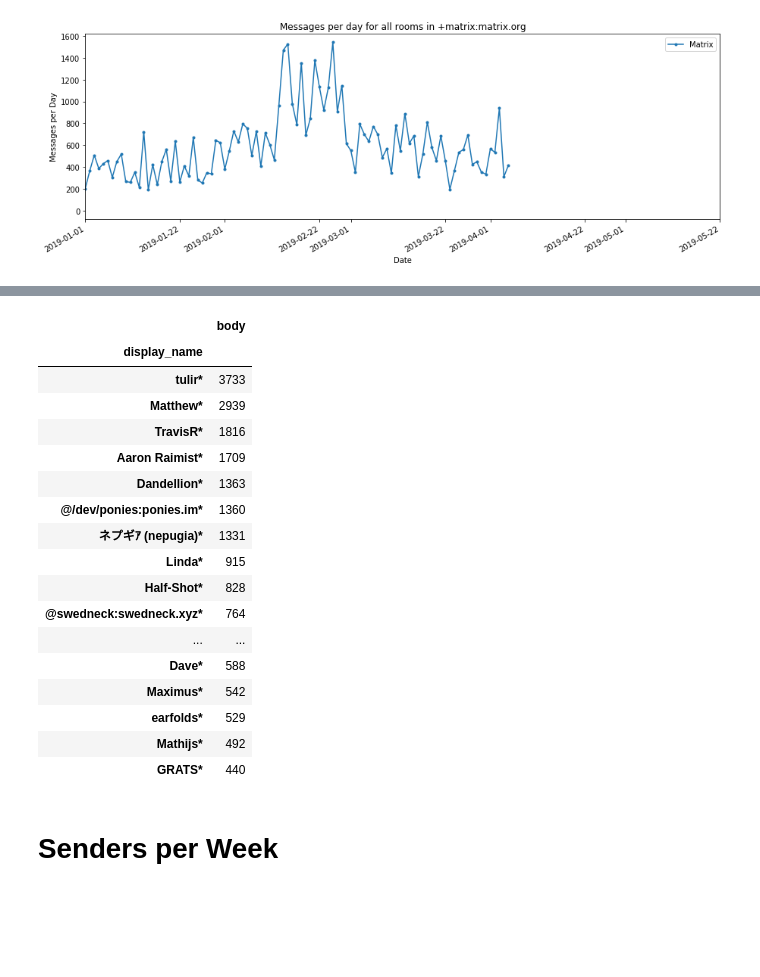
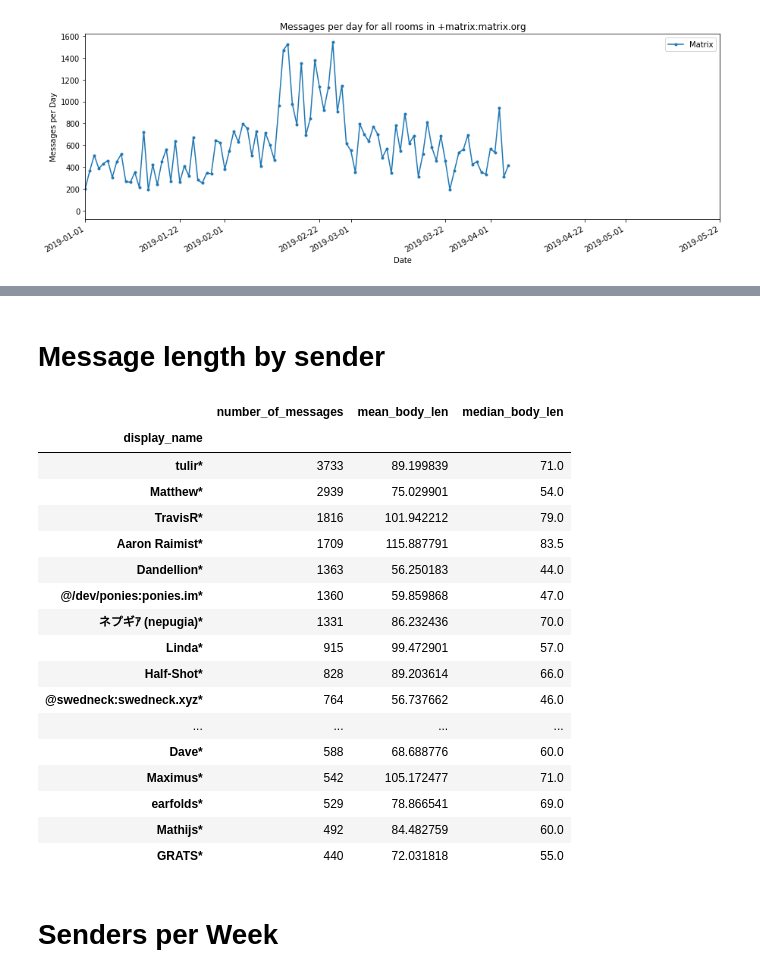
Before and after one commit to Cadair/chat_stats, a Jupyter notebook: matrix_rooms.ipynb, the cells around one changed output, grey strips where cells are left out. Saved outputs shown, nothing was run; the diff lists cells and outputs as text; code cells hidden in the pictures; blank space fills up the shorter version.

```diff
--- a/matrix_rooms.ipynb
+++ b/matrix_rooms.ipynb
@@ -17,16 +16,5 @@ stop_time = "2019/01/01"
 api = MatrixHttpApi(homeserver, token=token)
 # %%
 ids = {'matrix': get_rooms_in_community(api, "+matrix:matrix.org")}
-# %%
-# Get all the messages in all the rooms
-events = {group: get_all_events(api, cids, cache=f"{group}_messages.h5", refresh_cache=False,
-                                stop_time=stop_time)
-          for group, cids in ids.items()}
-events = {group: {k:v for k, v in events.items() if not v.empty}
-          for group, events in events.items()}
-# Filter by actual messages
-messages = {group: filter_events_by_messages(gevents) for group, gevents in events.items()}
-
-for gmessages in messages.values():
-    for m in gmessages.values():
-        m.loc[:,'usender'] = [a.split(":")[0][1:].split("_")[-1] if "slack" in a else a for a in m['sender']]
+# %%
+events, messages = load_messages(api, ids, refresh_cache=False, stop_time=stop_time)
@@ -33,4 +32,8 @@ for gmessages in messages.values():
 # %%
-all_messages = {group: pd.concat(gmessages).reset_index(level=0) for group, gmessages in messages.items()}
+# We ignore emtpy rooms
+non_empty_messages = {group: {room: m for room, m in gmessages.items() if not m.empty}
+                      for group, gmessages in messages.items()}
+all_messages = {group: pd.concat(gmessages).reset_index(level=0)
+                for group, gmessages in non_empty_messages.items()}
 # %% [markdown]
 # Number of Channels
@@ -164,29 +143,33 @@ for group, gmessages in all_messages.items():
-# %%
-active_senders['matrix']
-# %% [output]
-|  | body |
-| display_name |  |
-| tulir* | 3733 |
-| Matthew* | 2939 |
-| TravisR* | 1816 |
-| Aaron Raimist* | 1709 |
-| Dandellion* | 1363 |
-| @/dev/ponies:ponies.im* | 1360 |
-| ネプギｱ (nepugia)* | 1331 |
-| Linda* | 915 |
-| Half-Shot* | 828 |
-| @swedneck:swedneck.xyz* | 764 |
-| ... | ... |
-| Dave* | 588 |
-| Maximus* | 542 |
-| earfolds* | 529 |
-| Mathijs* | 492 |
-| GRATS* | 440 |
 # %%
 all_senders = {}
 for group, gmessages in all_messages.items():
     senders = pd.DataFrame(gmessages.groupby("usender").count()['body'].sort_values(ascending=False))
     all_senders[group] = senders
+# %% [markdown]
+# Message length by sender
+# %%
+active_senders = calculate_active_senders(api, all_messages, top_n=20)
+# %%
+active_senders['matrix'].iloc[:, 1:]
+# %% [output]
+|  | number_of_messages | mean_body_len | median_body_len |
+| display_name |  |  |  |
+| tulir* | 3733 | 89.199839 | 71.0 |
+| Matthew* | 2939 | 75.029901 | 54.0 |
+| TravisR* | 1816 | 101.942212 | 79.0 |
+| Aaron Raimist* | 1709 | 115.887791 | 83.5 |
+| Dandellion* | 1363 | 56.250183 | 44.0 |
+| @/dev/ponies:ponies.im* | 1360 | 59.859868 | 47.0 |
+| ネプギｱ (nepugia)* | 1331 | 86.232436 | 70.0 |
+| Linda* | 915 | 99.472901 | 57.0 |
+| Half-Shot* | 828 | 89.203614 | 66.0 |
+| @swedneck:swedneck.xyz* | 764 | 56.737662 | 46.0 |
+| ... | ... | ... | ... |
+| Dave* | 588 | 68.688776 | 60.0 |
+| Maximus* | 542 | 105.172477 | 71.0 |
+| earfolds* | 529 | 78.866541 | 69.0 |
+| Mathijs* | 492 | 84.482759 | 60.0 |
+| GRATS* | 440 | 72.031818 | 55.0 |
 # %% [markdown]
 # Senders per Week
 # %%
```
Also changed, not shown: parts of 8 cells of this notebook, 2 other files.
